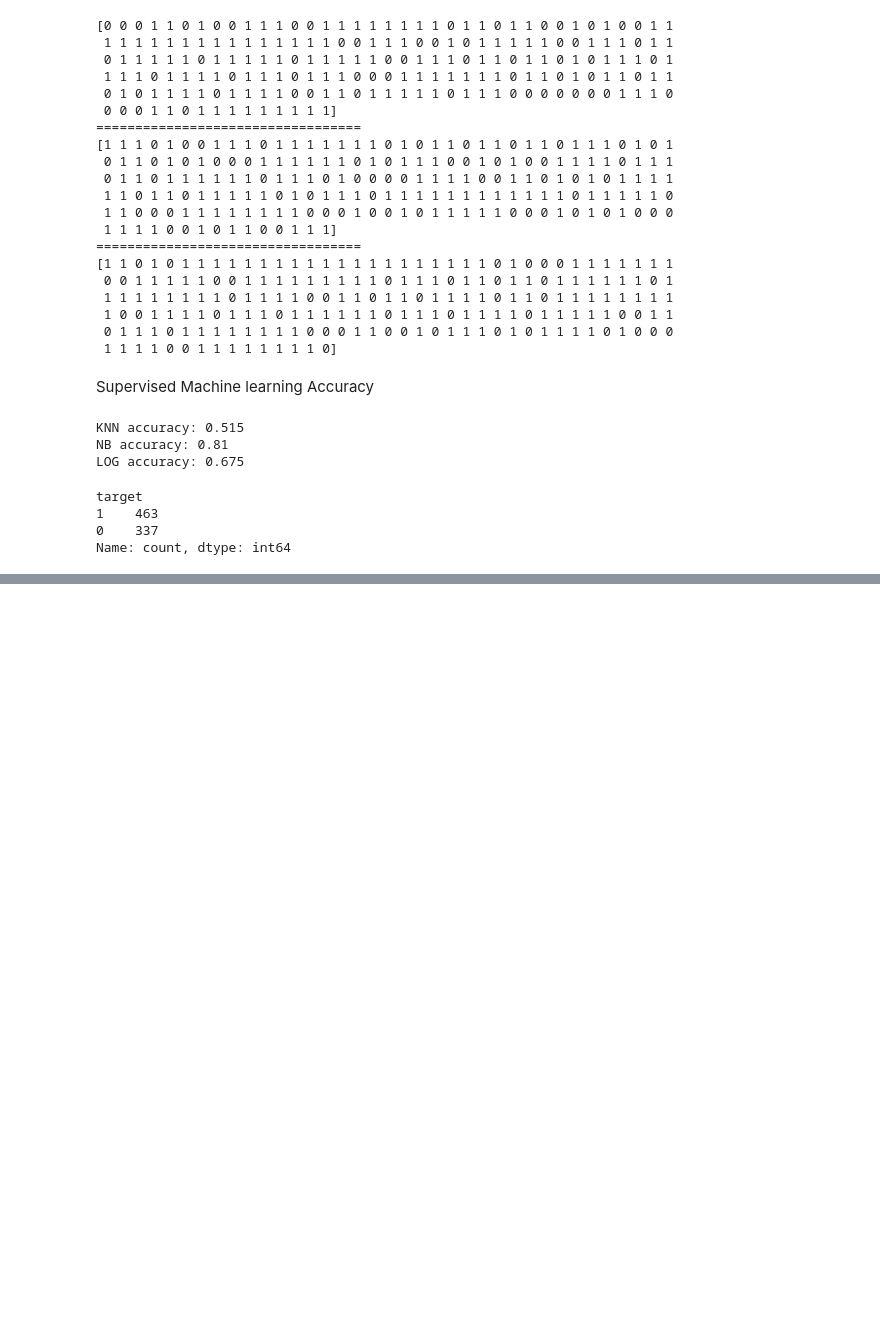
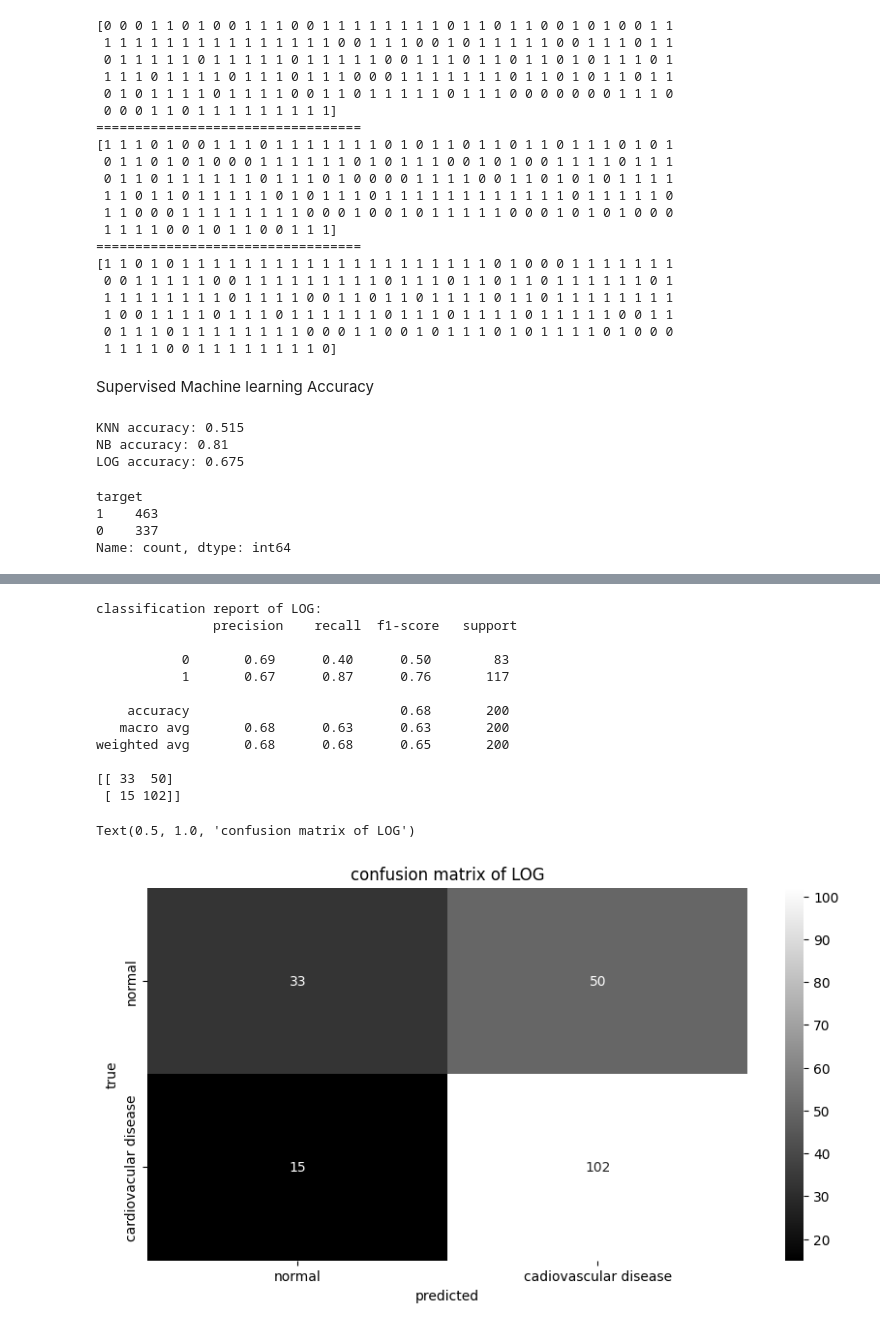
Before and after one commit to Teegee2000/cardiovascular-disease-predictions-leveraging-supervised-and-ensemble-machine-learning-models, a Jupyter notebook: cardiovascular_disease_(mendeley_dataset).ipynb, the cells around one changed output, grey strips where cells are left out. Cells and saved outputs as stored; diff of their text form; code cells hidden in the pictures; blank space fills up the shorter version.

```diff
--- a/cardiovascular_disease_(mendeley_dataset).ipynb
+++ b/cardiovascular_disease_(mendeley_dataset).ipynb
@@ -311,0 +393,26 @@ SVC accuracy: 0.515
+# %%
+print(f'classification report of LOG:\n {classification_report(y_test, LOG_pred)}')
+con_matrix=con_matrix = confusion_matrix(y_test, LOG_pred)
+print (con_matrix)
+
+##plot confusion graph
+plt.figure(figsize=(10,5))
+sns.heatmap(con_matrix, annot=True, fmt='d',cmap='grey',xticklabels=['normal','cadiovascular disease'], yticklabels=['normal','cardiovacular disease'])
+plt.xlabel('predicted')
+plt.ylabel('true')
+plt.title('confusion matrix of LOG')
+# %% [output]
+classification report of LOG:
+               precision    recall  f1-score   support
+
+           0       0.69      0.40      0.50        83
+           1       0.67      0.87      0.76       117
+
+    accuracy                           0.68       200
+   macro avg       0.68      0.63      0.63       200
+weighted avg       0.68      0.68      0.65       200
+
+[[ 33  50]
+ [ 15 102]]
+Text(0.5, 1.0, 'confusion matrix of LOG')
+[figure, added]
```
Also changed, not shown: parts of 10 cells of this notebook.
